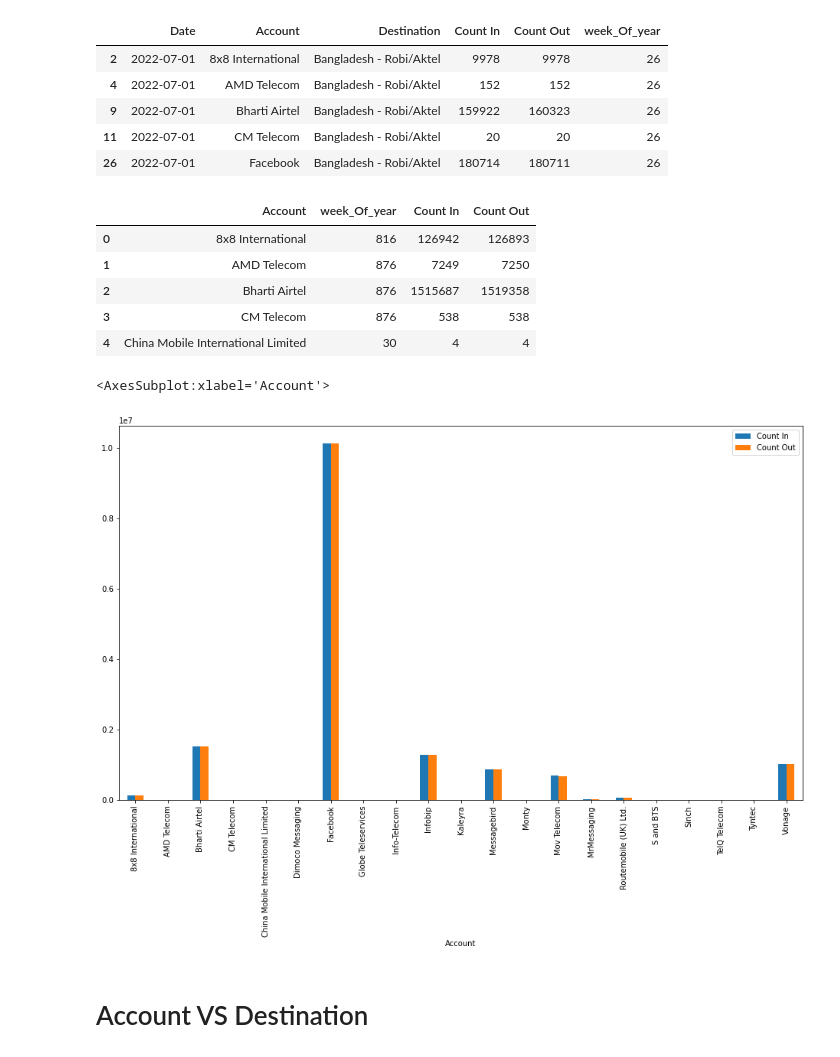
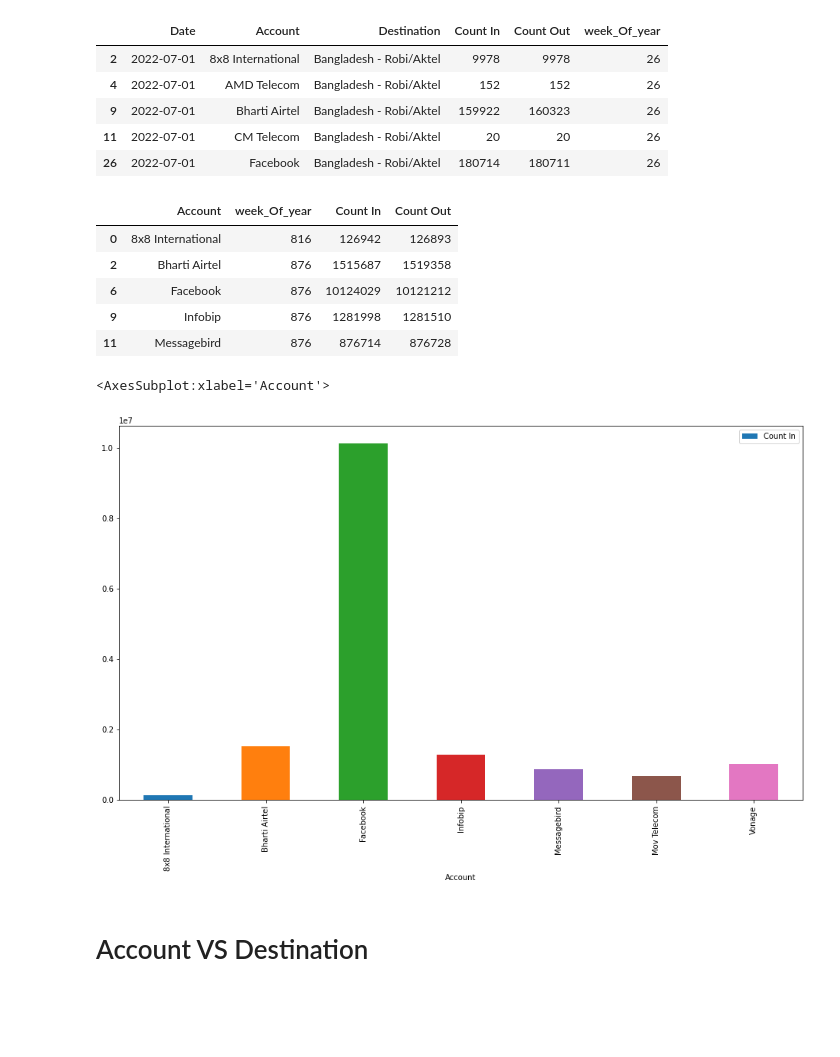
Before and after one commit to NoManNayeem/DataAnalysisSolutions, a Jupyter notebook: Sales Data Analysis.ipynb, the cells around one changed output. Cells and saved outputs as stored; diff of their text form; code cells hidden in the pictures; blank space fills up the shorter version.

```diff
--- a/Sales Data Analysis.ipynb
+++ b/Sales Data Analysis.ipynb
@@ -14,6 +17,11 @@ import matplotlib.pyplot as mp
 import xlrd
 xlrd.xlsx.ensure_elementtree_imported(False, None)
 xlrd.xlsx.Element_has_iter = True
+# %%
+colors = []
+for i in range(35):
+    color = f'C{i}'
+    colors.append(color)
 # %%
 # Path to Dataset
 path_to_dataset = 'C:/Users/NayeemIslam/Downloads/CommercialData/ComData.xlsx'
@@ -76,7 +84,7 @@ data = [442876,368702]
 
 
 #### Garph Size ########
-plt.rcParams["figure.figsize"] = [4,3]
+plt.rcParams["figure.figsize"] = [8,6]
 #### Garph Size ########
 
 labels = ['Count In', 'Count Out']
@@ -84,6 +92,6 @@ plt.xticks(range(len(data)), labels)
 # plt.xlabel('Class')
 plt.ylabel('Amounts')
 plt.title('Count In VS Count Out')
-plt.bar(range(len(data)), data)
+plt.bar(range(len(data)), data, color=[ 'red', 'green', 'blue', 'cyan'])
 plt.show()
 # %% [output]
@@ -248,19 +286,25 @@ robi_data.head(5)
 # %%
 robi = robi_data[["week_Of_year","Account","Count In","Count Out"]]
 df_robi = robi.groupby('Account').sum().reset_index()
+
+
+df_robi = df_robi[df_robi.iloc[:,2]>=100000]
 df_robi.head(5)
 # %% [output]
 |  | Account | week_Of_year | Count In | Count Out |
 | 0 | 8x8 International | 816 | 126942 | 126893 |
-| 1 | AMD Telecom | 876 | 7249 | 7250 |
 | 2 | Bharti Airtel | 876 | 1515687 | 1519358 |
-| 3 | CM Telecom | 876 | 538 | 538 |
-| 4 | China Mobile International Limited | 30 | 4 | 4 |
+| 6 | Facebook | 876 | 10124029 | 10121212 |
+| 9 | Infobip | 876 | 1281998 | 1281510 |
+| 11 | Messagebird | 876 | 876714 | 876728 |
 # %%
-df_robi.plot(x="Account", y=["Count In", "Count Out"], kind="bar")
+# df_robi.plot(x="Account", y=["Count In", "Count Out"], kind="bar")
+
+######## Only Count In
+df_robi.plot(x="Account", y="Count In", kind="bar",color=colors)
 # %% [output]
 <AxesSubplot:xlabel='Account'>
-[figure, old version]
+[figure, new version]
 # %% [markdown]
 # Account VS Destination
 # %%
```
Also changed, not shown: parts of 61 cells of this notebook.
